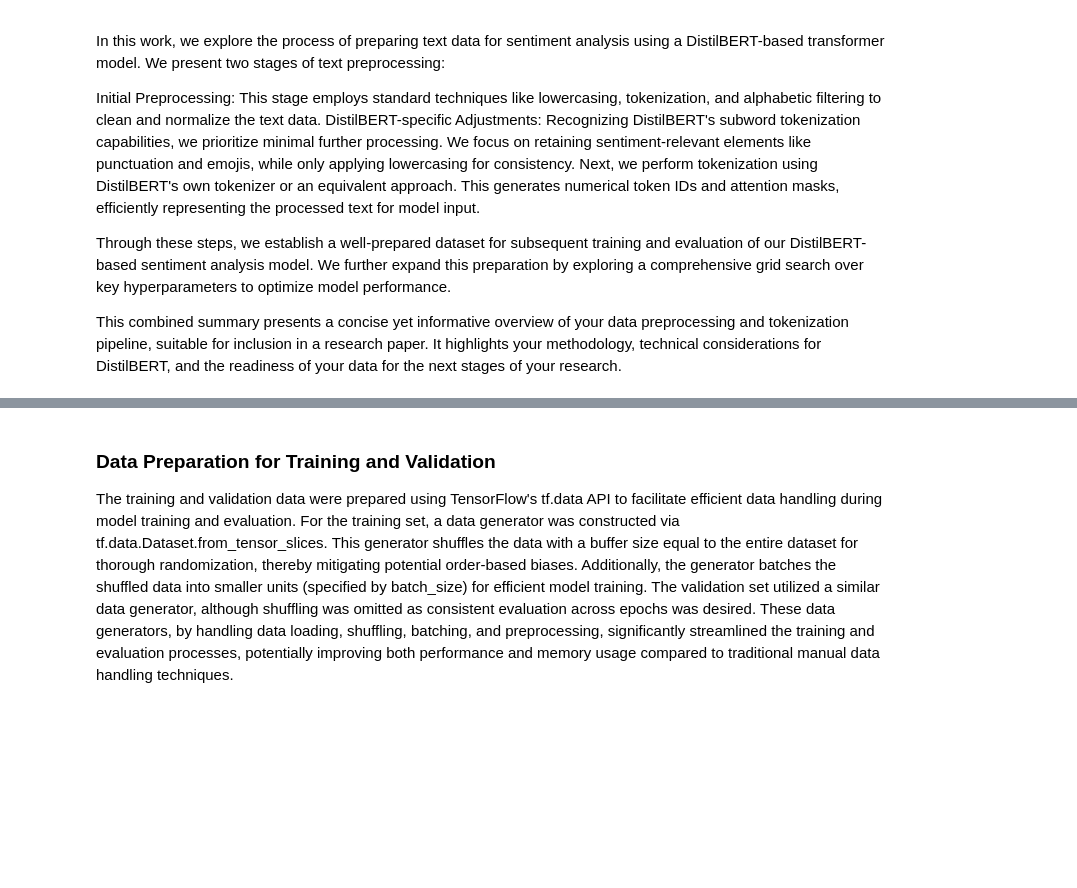
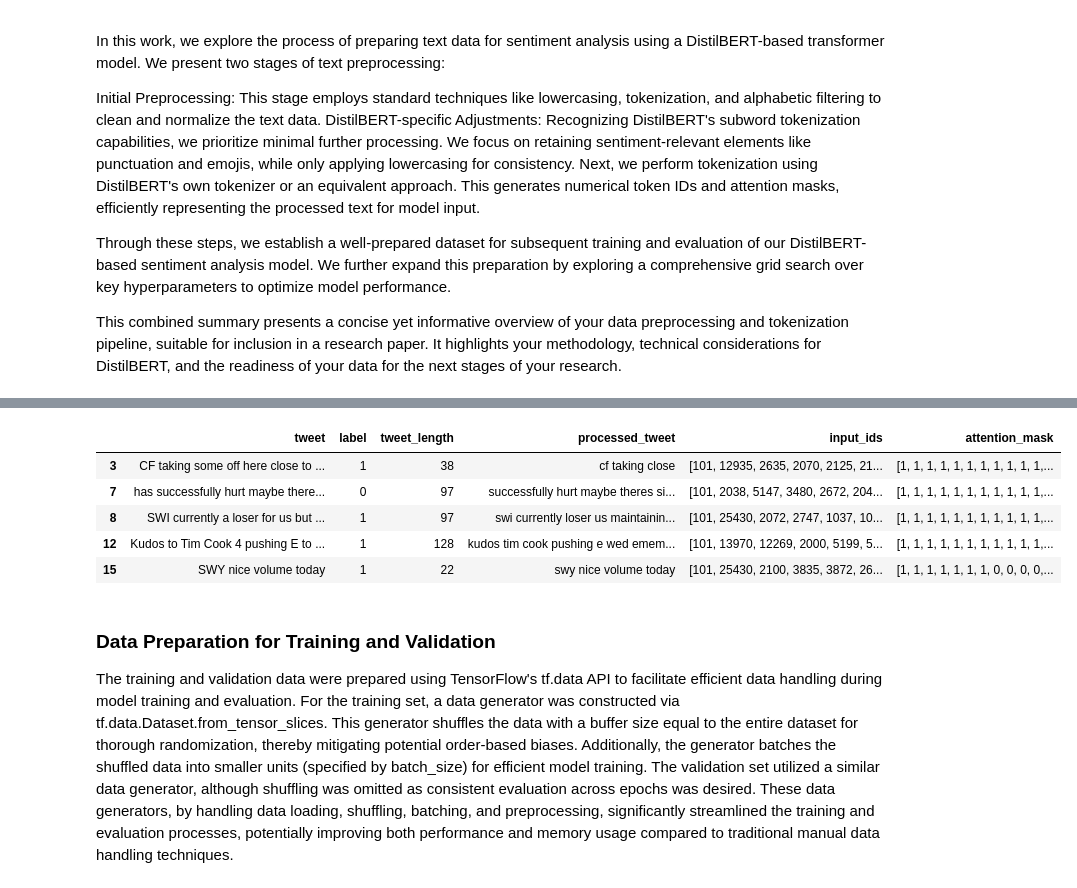
Before and after one commit to Adomas1992/YoutubeCommentClassification, a Jupyter notebook: NLP_model/NLP_model.ipynb, the cells around one changed output, grey strips where cells are left out. Saved outputs shown, nothing was run; the diff lists cells and outputs as text; code cells hidden in the pictures; blank space fills up the shorter version.

```diff
--- a/NLP_model/NLP_model.ipynb
+++ b/NLP_model/NLP_model.ipynb
@@ -205,26 +177,0 @@ labels = tf.cast(labels, tf.int32)
-# %%
-from sklearn.model_selection import train_test_split
-
-df_binary = df_binary.sample(frac=1, random_state=42)
-
-train_df, remaining_df = train_test_split(df_binary, train_size=0.8, stratify=df_binary["label"])
-
-val_df, test_df = train_test_split(remaining_df, test_size=0.5, stratify=remaining_df["label"])
-
-train_data = {
-    "input_ids": input_ids[:len(train_df)],
-    "attention_mask": attention_mask[:len(train_df)],
-    "label": labels[:len(train_df)]
-}
-
-val_data = {
-    "input_ids": input_ids[len(train_df):len(train_df) + len(val_df)],
-    "attention_mask": attention_mask[len(train_df):len(train_df) + len(val_df)],
-    "label": labels[len(train_df):len(train_df) + len(val_df)]
-}
-
-test_data = {
-    "input_ids": input_ids[len(train_df) + len(val_df):],
-    "attention_mask": attention_mask[len(train_df) + len(val_df):],
-    "label": labels[len(train_df) + len(val_df):]
-}
@@ -231,3 +239,12 @@ test_data = {
+# %%
+df_binary.head()
+# %% [output]
+|  | tweet | label | tweet_length | processed_tweet | input_ids | attention_mask |
+| 3 | CF taking some off here close to ... | 1 | 38 | cf taking close | [101, 12935, 2635, 2070, 2125, 21... | [1, 1, 1, 1, 1, 1, 1, 1, 1, 1, 1,... |
+| 7 | has successfully hurt maybe there... | 0 | 97 | successfully hurt maybe theres si... | [101, 2038, 5147, 3480, 2672, 204... | [1, 1, 1, 1, 1, 1, 1, 1, 1, 1, 1,... |
+| 8 | SWI currently a loser for us but ... | 1 | 97 | swi currently loser us maintainin... | [101, 25430, 2072, 2747, 1037, 10... | [1, 1, 1, 1, 1, 1, 1, 1, 1, 1, 1,... |
+| 12 | Kudos to Tim Cook 4 pushing E to ... | 1 | 128 | kudos tim cook pushing e wed emem... | [101, 13970, 12269, 2000, 5199, 5... | [1, 1, 1, 1, 1, 1, 1, 1, 1, 1, 1,... |
+| 15 | SWY nice volume today | 1 | 22 | swy nice volume today | [101, 25430, 2100, 3835, 3872, 26... | [1, 1, 1, 1, 1, 1, 1, 0, 0, 0, 0,... |
 # %% [markdown]
 ### Data Preparation for Training and Validation
 
```
Also changed, not shown: parts of 10 cells of this notebook, 3 other files.
